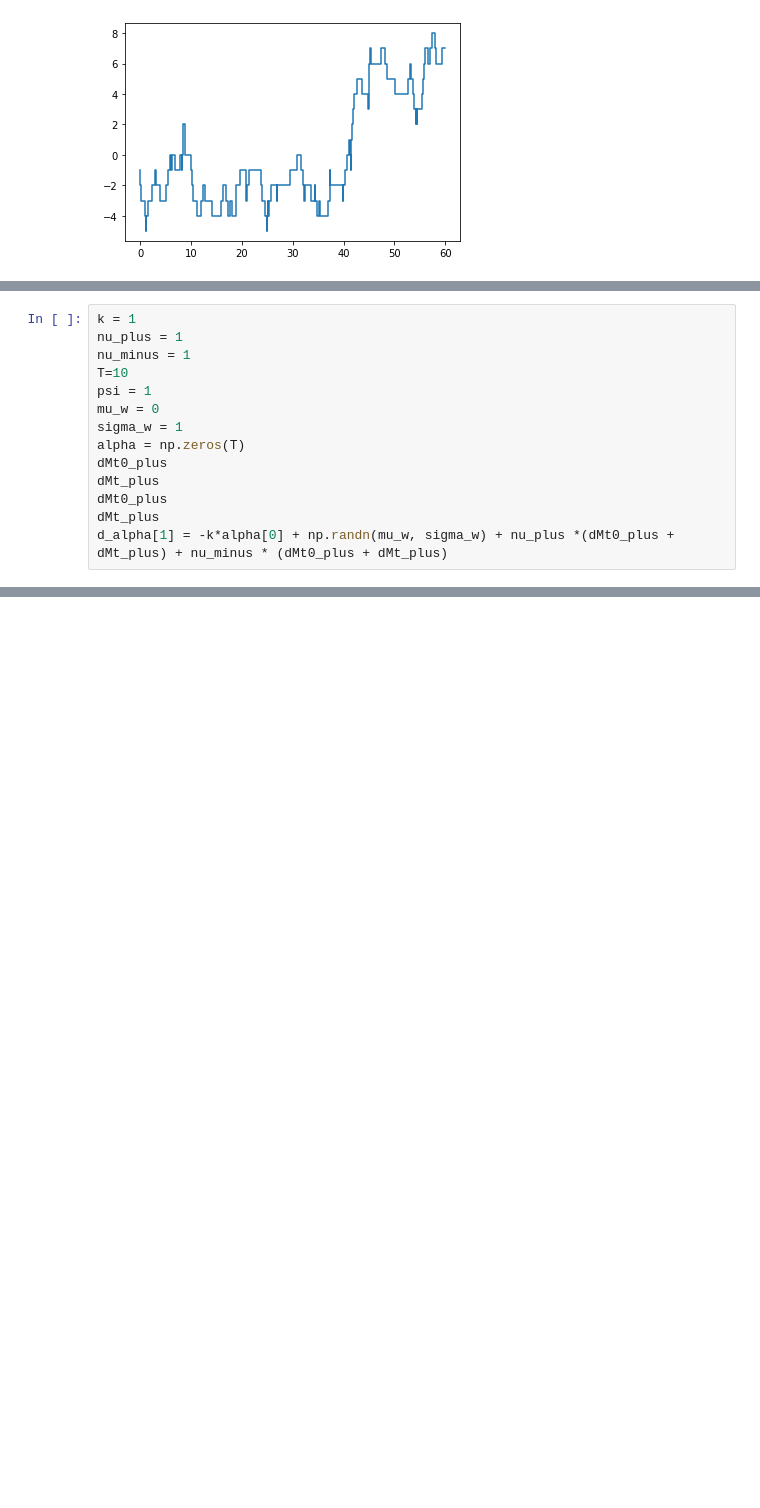
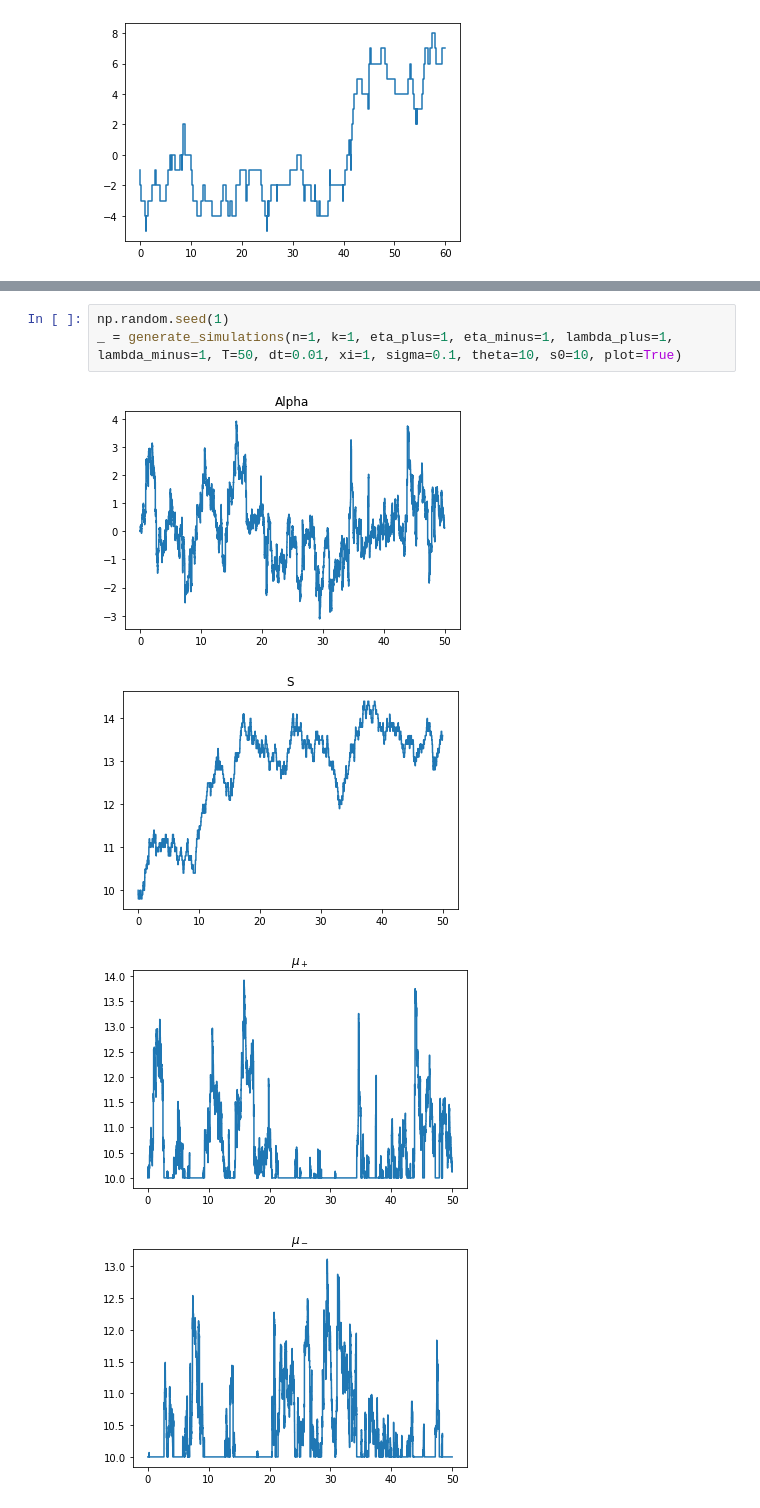
Before and after one commit to cavallofederico/marketmaking, a Jupyter notebook: market_making_alpha_signals - fede.ipynb, the cells around one changed output, grey strips where cells are left out. Saved outputs shown, nothing was run; the diff lists cells and outputs as text; blank space fills up the shorter version.

```diff
--- a/market_making_alpha_signals - fede.ipynb
+++ b/market_making_alpha_signals - fede.ipynb
@@ -45,14 +84,0 @@ plt.step(times, s)
-# %%
-k = 1
-nu_plus = 1
-nu_minus = 1
-T=10
-psi = 1
-mu_w = 0
-sigma_w = 1
-alpha = np.zeros(T)
-dMt0_plus
-dMt_plus
-dMt0_plus
-dMt_plus
-d_alpha[1] = -k*alpha[0] + np.randn(mu_w, sigma_w) + nu_plus *(dMt0_plus + dMt_plus) + nu_minus * (dMt0_plus + dMt_plus)
@@ -58,0 +216,8 @@ d_alpha[1] = -k*alpha[0] + np.randn(mu_w, sigma_w) + nu_plus *(dMt0_plus + dMt_p
+# %%
+np.random.seed(1)
+_ = generate_simulations(n=1, k=1, eta_plus=1, eta_minus=1, lambda_plus=1, lambda_minus=1, T=50, dt=0.01, xi=1, sigma=0.1, theta=10, s0=10, plot=True)
+# %% [output]
+[figure, added]
+[figure, added]
+[figure, added]
+[figure, added]
```
Also changed, not shown: parts of 9 cells of this notebook.
